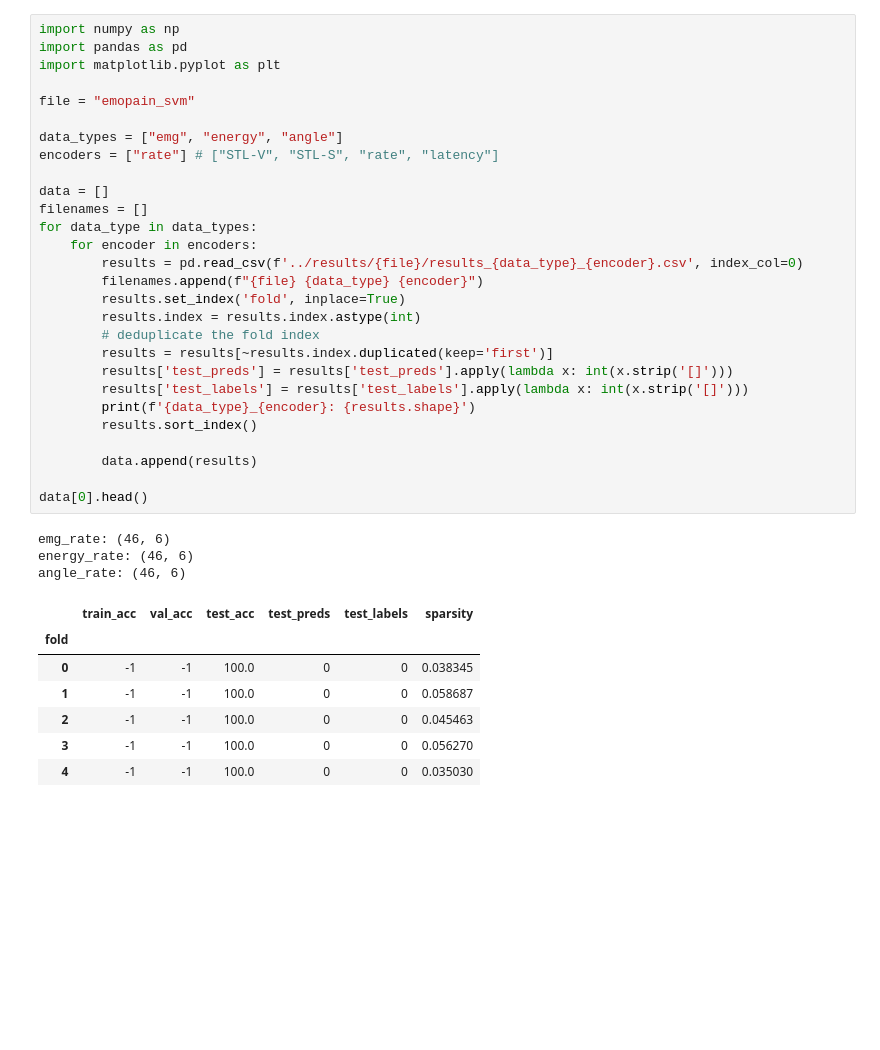
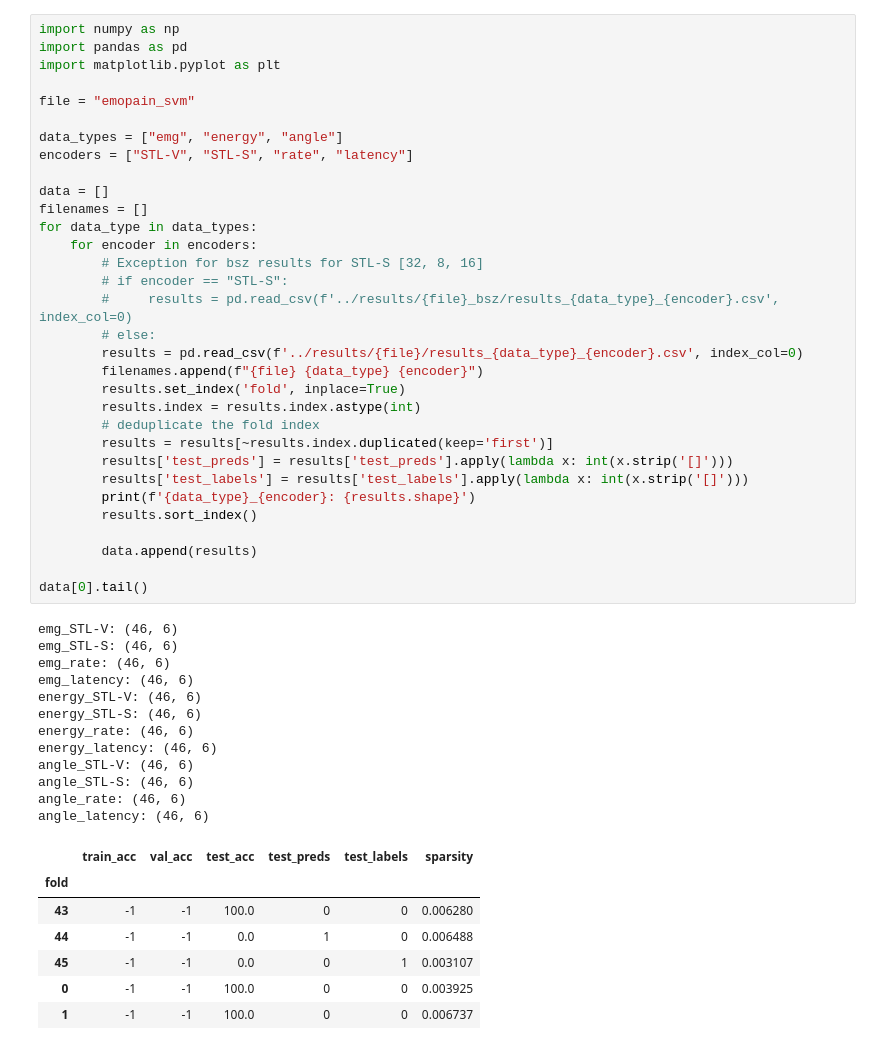
Before and after one commit to freek1/emopain-stl, a Jupyter notebook: analyze/results.ipynb, the cells around one changed output. Saved outputs shown, nothing was run; the diff lists cells and outputs as text; blank space fills up the shorter version.

```diff
--- a/analyze/results.ipynb
+++ b/analyze/results.ipynb
@@ -3,40 +3,53 @@ import numpy as np
 import pandas as pd
 import matplotlib.pyplot as plt
 
 file = "emopain_svm"
 
 data_types = ["emg", "energy", "angle"]
-encoders = ["rate"] # ["STL-V", "STL-S", "rate", "latency"]
+encoders = ["STL-V", "STL-S", "rate", "latency"]
 
 data = []
 filenames = []
 for data_type in data_types:
     for encoder in encoders:
+        # Exception for bsz results for STL-S [32, 8, 16]
+        # if encoder == "STL-S":
+        #     results = pd.read_csv(f'../results/{file}_bsz/results_{data_type}_{encoder}.csv', index_col=0)
+        # else:
         results = pd.read_csv(f'../results/{file}/results_{data_type}_{encoder}.csv', index_col=0)
         filenames.append(f"{file} {data_type} {encoder}")
         results.set_index('fold', inplace=True)
         results.index = results.index.astype(int)
         # deduplicate the fold index
         results = results[~results.index.duplicated(keep='first')]
         results['test_preds'] = results['test_preds'].apply(lambda x: int(x.strip('[]')))
         results['test_labels'] = results['test_labels'].apply(lambda x: int(x.strip('[]')))
         print(f'{data_type}_{encoder}: {results.shape}')
         results.sort_index()
 
         data.append(results)
 
-data[0].head()
+data[0].tail()
 # %% [output]
+emg_STL-V: (46, 6)
+emg_STL-S: (46, 6)
 emg_rate: (46, 6)
+emg_latency: (46, 6)
+energy_STL-V: (46, 6)
+energy_STL-S: (46, 6)
 energy_rate: (46, 6)
+energy_latency: (46, 6)
+angle_STL-V: (46, 6)
+angle_STL-S: (46, 6)
 angle_rate: (46, 6)
+angle_latency: (46, 6)
 |  | train_acc | val_acc | test_acc | test_preds | test_labels | sparsity |
 | fold |  |  |  |  |  |  |
-| 0 | -1 | -1 | 100.0 | 0 | 0 | 0.038345 |
-| 1 | -1 | -1 | 100.0 | 0 | 0 | 0.058687 |
-| 2 | -1 | -1 | 100.0 | 0 | 0 | 0.045463 |
-| 3 | -1 | -1 | 100.0 | 0 | 0 | 0.056270 |
-| 4 | -1 | -1 | 100.0 | 0 | 0 | 0.035030 |
+| 43 | -1 | -1 | 100.0 | 0 | 0 | 0.006280 |
+| 44 | -1 | -1 | 0.0 | 1 | 0 | 0.006488 |
+| 45 | -1 | -1 | 0.0 | 0 | 1 | 0.003107 |
+| 0 | -1 | -1 | 100.0 | 0 | 0 | 0.003925 |
+| 1 | -1 | -1 | 100.0 | 0 | 0 | 0.006737 |
 # %%
 
 results_dict = {}
```
Also changed, not shown: parts of 4 cells of this notebook.
